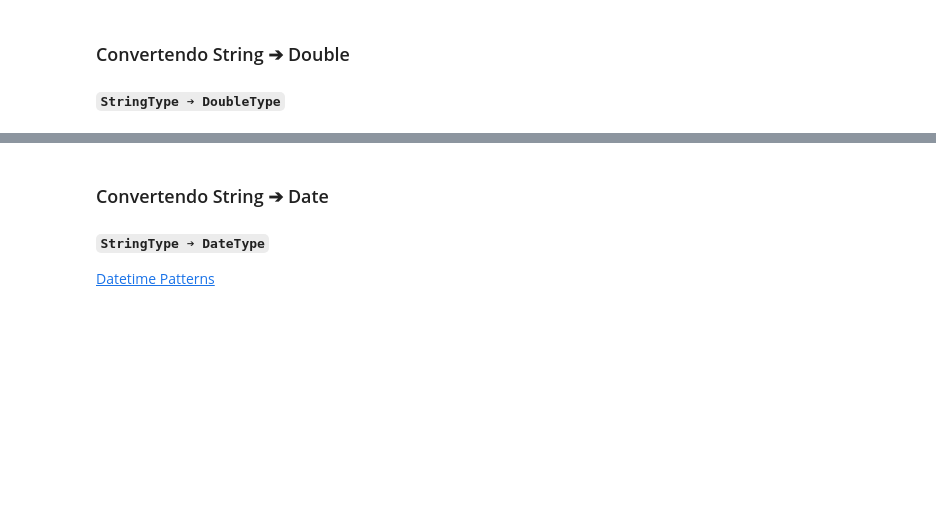
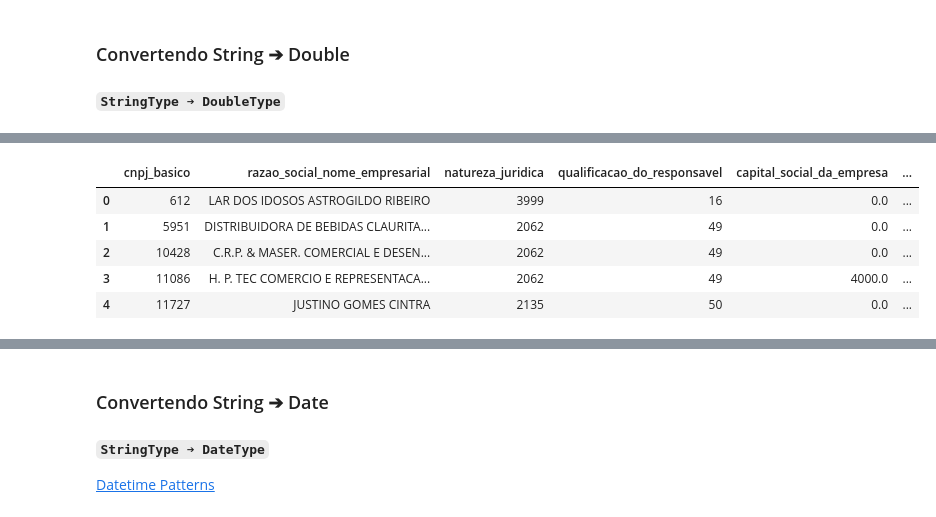
Before and after one commit to silvaBreno/alura-apache-spark, a Jupyter notebook: projeto_spark.ipynb, the cells around one changed output, grey strips where cells are left out. Drawn from its saved outputs; the diff is of its cells as text; code cells hidden in the pictures; blank space fills up the shorter version.

```diff
--- a/projeto_spark.ipynb
+++ b/projeto_spark.ipynb
@@ -616,0 +663,10 @@ estabelecimentos.limit(5).toPandas()
+# %%
+empresas = empresas.withColumn('capital_social_da_empresa', empresas['capital_social_da_empresa'].cast(DoubleType()))
+empresas.limit(5).toPandas()
+# %% [output]
+|  | cnpj_basico | razao_social_nome_empresarial | natureza_juridica | qualificacao_do_responsavel | capital_social_da_empresa | ... |
+| 0 | 612 | LAR DOS IDOSOS ASTROGILDO RIBEIRO | 3999 | 16 | 0.0 | ... |
+| 1 | 5951 | DISTRIBUIDORA DE BEBIDAS CLAURITA... | 2062 | 49 | 0.0 | ... |
+| 2 | 10428 | C.R.P. & MASER. COMERCIAL E DESEN... | 2062 | 49 | 0.0 | ... |
+| 3 | 11086 | H. P. TEC COMERCIO E REPRESENTACA... | 2062 | 49 | 4000.0 | ... |
+| 4 | 11727 | JUSTINO GOMES CINTRA | 2135 | 50 | 0.0 | ... |
```
Also changed, not shown: parts of 66 cells of this notebook, 1 other file.
